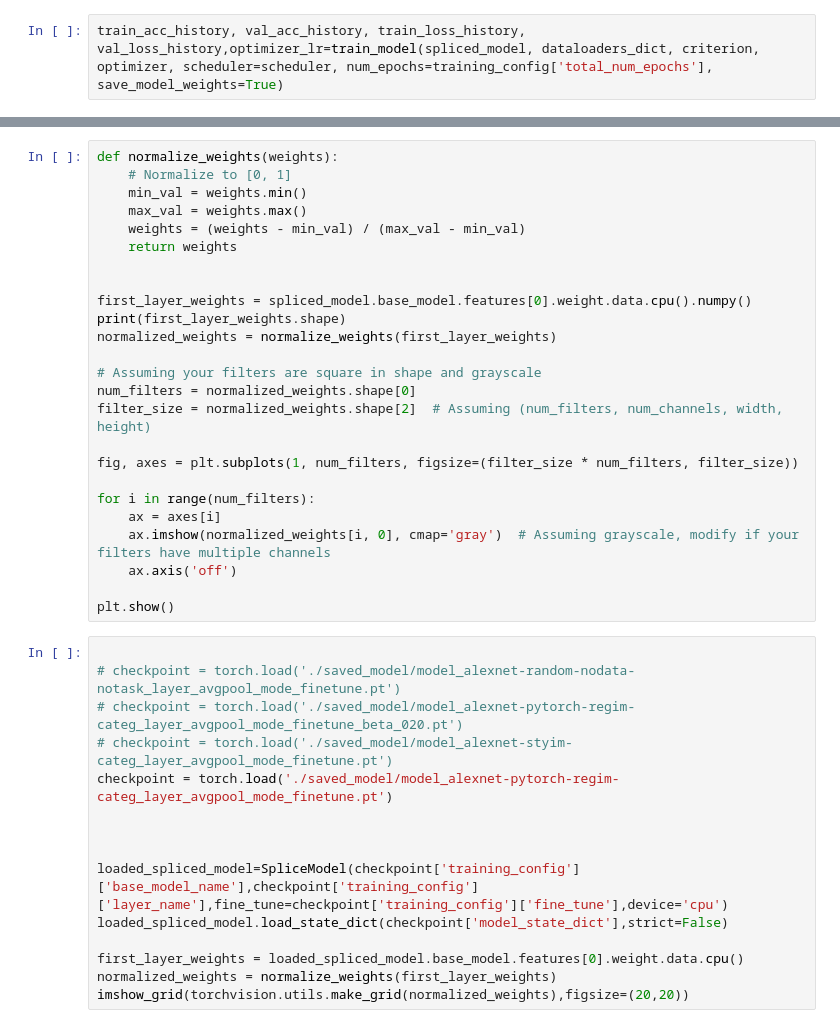
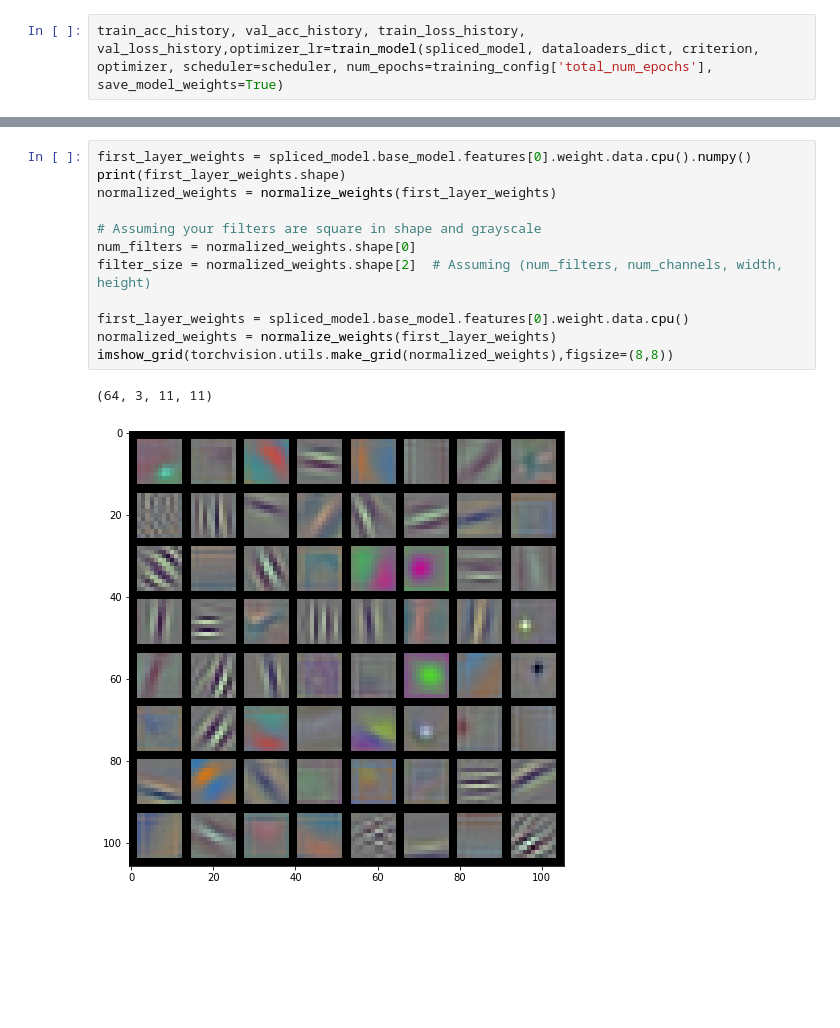
Before and after one commit to feziodoshi/dnn_contour_integration, a Jupyter notebook: contour_integ_models/train/train_simple-readout.ipynb, the cells around one changed output, grey strips where cells are left out. Saved outputs shown, nothing was run; the diff lists cells and outputs as text; blank space fills up the shorter version.

```diff
--- a/contour_integ_models/train/train_simple-readout.ipynb
+++ b/contour_integ_models/train/train_simple-readout.ipynb
@@ -402,40 +476,15 @@ spliced_model.fine_tune
 # %%
-def normalize_weights(weights):
-    # Normalize to [0, 1]
-    min_val = weights.min()
-    max_val = weights.max()
-    weights = (weights - min_val) / (max_val - min_val)
-    return weights
-
-
 first_layer_weights = spliced_model.base_model.features[0].weight.data.cpu().numpy()
 print(first_layer_weights.shape)
 normalized_weights = normalize_weights(first_layer_weights)
 
 # Assuming your filters are square in shape and grayscale
 num_filters = normalized_weights.shape[0]
 filter_size = normalized_weights.shape[2]  # Assuming (num_filters, num_channels, width, height)
 
-fig, axes = plt.subplots(1, num_filters, figsize=(filter_size * num_filters, filter_size))
-
-for i in range(num_filters):
-    ax = axes[i]
-    ax.imshow(normalized_weights[i, 0], cmap='gray')  # Assuming grayscale, modify if your filters have multiple channels
-    ax.axis('off')
-
-plt.show()
+first_layer_weights = spliced_model.base_model.features[0].weight.data.cpu()
+normalized_weights = normalize_weights(first_layer_weights)
+imshow_grid(torchvision.utils.make_grid(normalized_weights),figsize=(8,8))
+# %% [output]
+(64, 3, 11, 11)
+[figure, added]
-# %%
-
-# checkpoint = torch.load('./saved_model/model_alexnet-random-nodata-notask_layer_avgpool_mode_finetune.pt')
-# checkpoint = torch.load('./saved_model/model_alexnet-pytorch-regim-categ_layer_avgpool_mode_finetune_beta_020.pt')
-# checkpoint = torch.load('./saved_model/model_alexnet-styim-categ_layer_avgpool_mode_finetune.pt')
-checkpoint = torch.load('./saved_model/model_alexnet-pytorch-regim-categ_layer_avgpool_mode_finetune.pt')
-
-
-
-loaded_spliced_model=SpliceModel(checkpoint['training_config']['base_model_name'],checkpoint['training_config']['layer_name'],fine_tune=checkpoint['training_config']['fine_tune'],device='cpu')
-loaded_spliced_model.load_state_dict(checkpoint['model_state_dict'],strict=False)
-
-first_layer_weights = loaded_spliced_model.base_model.features[0].weight.data.cpu()
-normalized_weights = normalize_weights(first_layer_weights)
-imshow_grid(torchvision.utils.make_grid(normalized_weights),figsize=(20,20))
```
Also changed, not shown: parts of 18 cells of this notebook, 8 other files.
